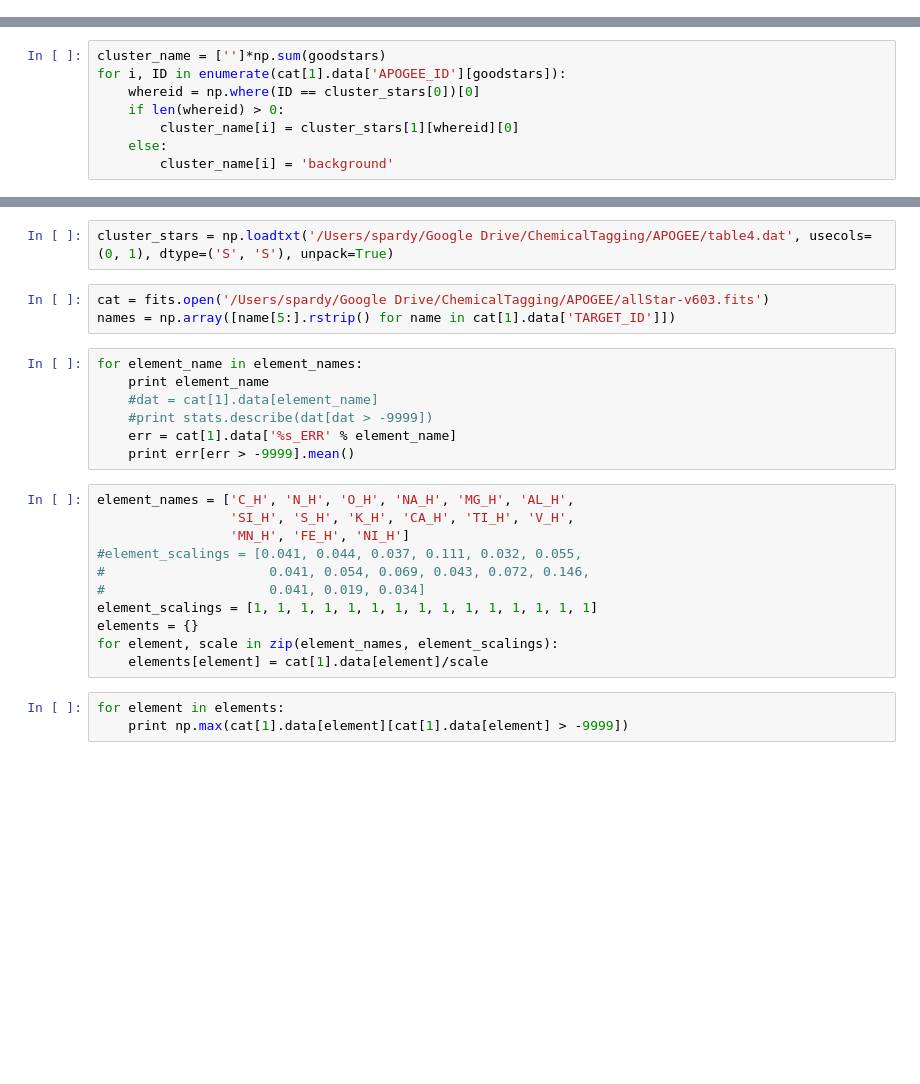
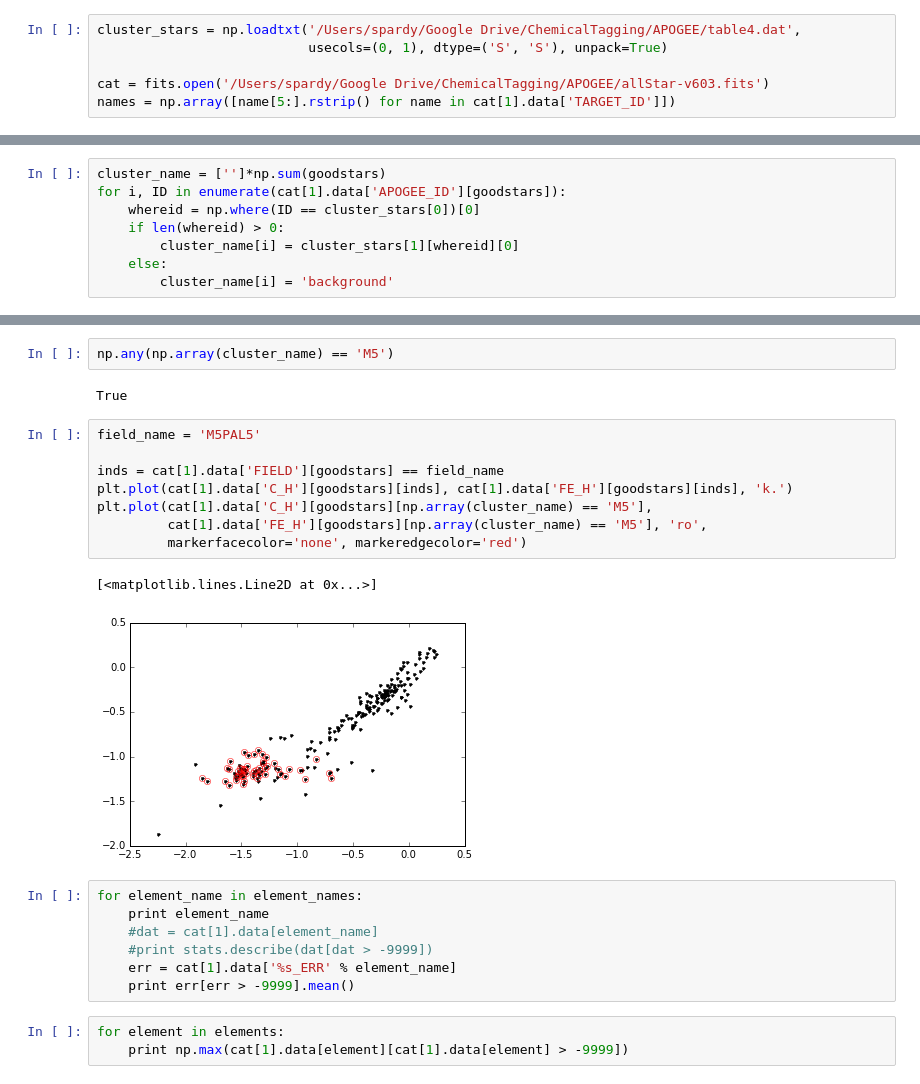
Before and after one commit to stephenpardy/PythonNotebooks, a Jupyter notebook: APOGEE_Clusters.ipynb, the cells around one changed output, grey strips where cells are left out. Saved outputs shown, nothing was run; the diff lists cells and outputs as text; blank space fills up the shorter version.

```diff
--- a/APOGEE_Clusters.ipynb
+++ b/APOGEE_Clusters.ipynb
@@ -16,0 +33,6 @@ mpld3.disable_notebook()
+# %%
+cluster_stars = np.loadtxt('/Users/spardy/Google Drive/ChemicalTagging/APOGEE/table4.dat',
+                           usecols=(0, 1), dtype=('S', 'S'), unpack=True)
+
+cat = fits.open('/Users/spardy/Google Drive/ChemicalTagging/APOGEE/allStar-v603.fits')
+names = np.array([name[5:].rstrip() for name in cat[1].data['TARGET_ID']])
@@ -51,11 +111,21 @@ frmt = ('%s, '*17)+'%s'
 np.savetxt("APOGEE_chemicals_all.csv", dataset.T,
            delimiter=',',
            fmt=frmt, header=header)
-# %%
-cluster_stars = np.loadtxt('/Users/spardy/Google Drive/ChemicalTagging/APOGEE/table4.dat', usecols=(0, 1), dtype=('S', 'S'), unpack=True)
-# %%
-cat = fits.open('/Users/spardy/Google Drive/ChemicalTagging/APOGEE/allStar-v603.fits')
-names = np.array([name[5:].rstrip() for name in cat[1].data['TARGET_ID']])
+# %%
+np.any(np.array(cluster_name) == 'M5')
+# %% [output]
+True
+# %%
+field_name = 'M5PAL5'
+
+inds = cat[1].data['FIELD'][goodstars] == field_name
+plt.plot(cat[1].data['C_H'][goodstars][inds], cat[1].data['FE_H'][goodstars][inds], 'k.')
+plt.plot(cat[1].data['C_H'][goodstars][np.array(cluster_name) == 'M5'],
+         cat[1].data['FE_H'][goodstars][np.array(cluster_name) == 'M5'], 'ro',
+         markerfacecolor='none', markeredgecolor='red')
+# %% [output]
+[<matplotlib.lines.Line2D at 0x...>]
+[figure, added]
 # %%
 for element_name in element_names:
     print element_name
@@ -63,17 +133,6 @@ for element_name in element_names:
     #print stats.describe(dat[dat > -9999])
     err = cat[1].data['%s_ERR' % element_name]
     print err[err > -9999].mean()
-# %%
-element_names = ['C_H', 'N_H', 'O_H', 'NA_H', 'MG_H', 'AL_H',
-                 'SI_H', 'S_H', 'K_H', 'CA_H', 'TI_H', 'V_H',
-                 'MN_H', 'FE_H', 'NI_H']
-#element_scalings = [0.041, 0.044, 0.037, 0.111, 0.032, 0.055,
-#                     0.041, 0.054, 0.069, 0.043, 0.072, 0.146,
-#                     0.041, 0.019, 0.034]
-element_scalings = [1, 1, 1, 1, 1, 1, 1, 1, 1, 1, 1, 1, 1, 1, 1]
-elements = {}
-for element, scale in zip(element_names, element_scalings):
-    elements[element] = cat[1].data[element]/scale
 # %%
 for element in elements:
     print np.max(cat[1].data[element][cat[1].data[element] > -9999])
```
Also changed, not shown: parts of 13 cells of this notebook, 3 other files.
